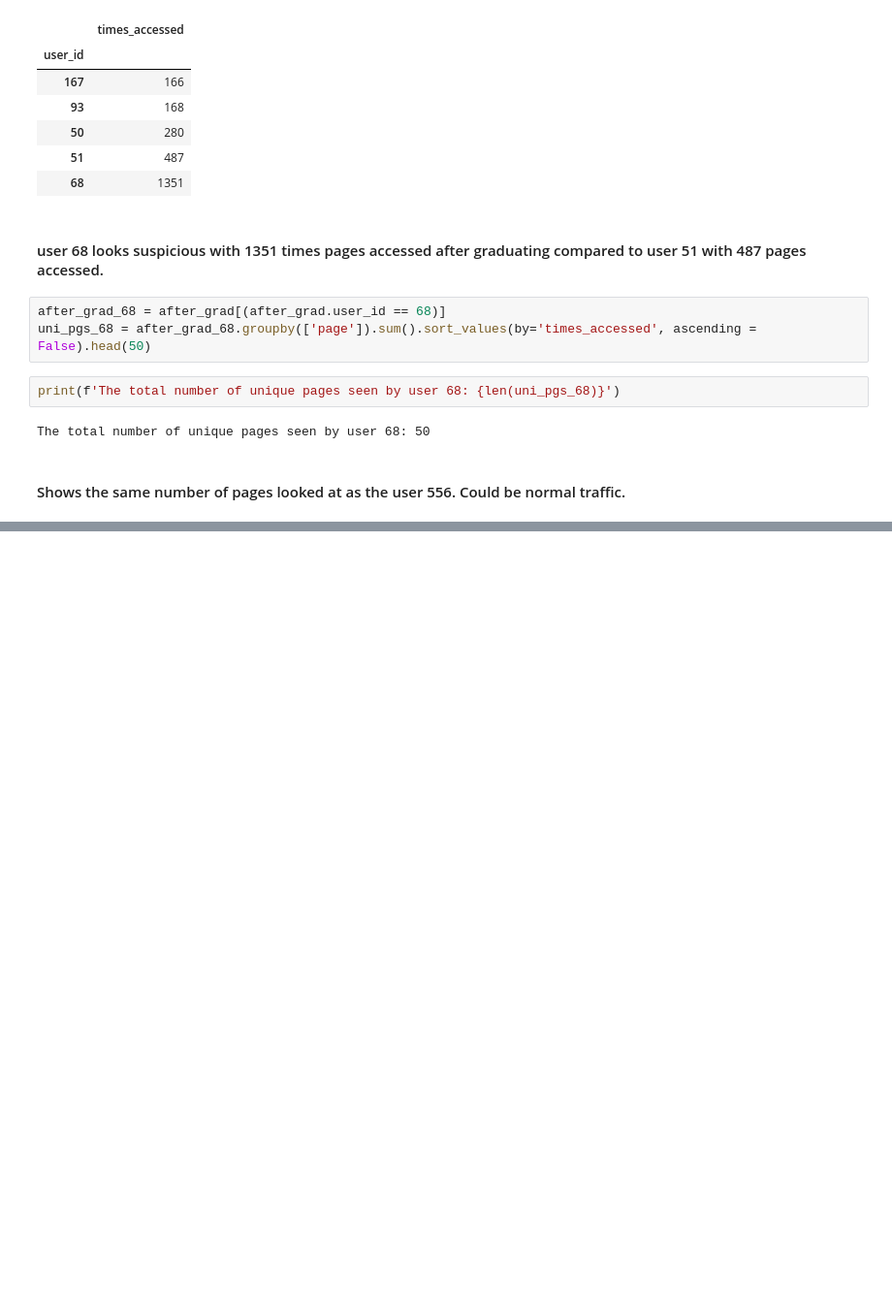
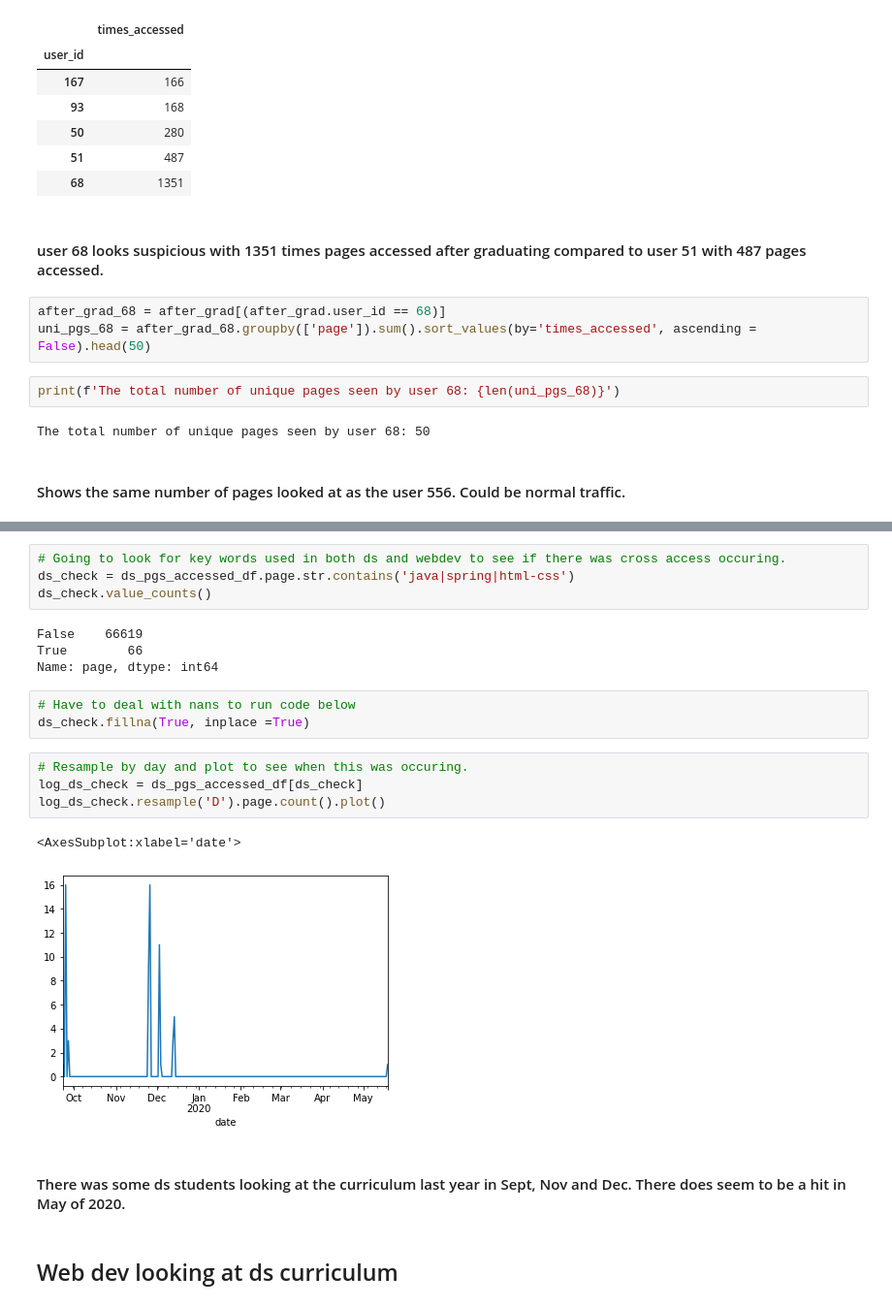
Before and after one commit to george887/time_series_project, a Jupyter notebook: explore.ipynb, the cells around one changed output, grey strips where cells are left out. Shown: that part at 97% size. Saved outputs shown, nothing was run; the diff lists cells and outputs as text; blank space fills up the shorter version.

```diff
--- a/explore.ipynb
+++ b/explore.ipynb
@@ -1120,0 +1228,22 @@ web_dev_stats.describe()
+# %%
+# Going to look for key words used in both ds and webdev to see if there was cross access occuring.
+ds_check = ds_pgs_accessed_df.page.str.contains('java|spring|html-css')
+ds_check.value_counts()
+# %% [output]
+False    66619
+True        66
+Name: page, dtype: int64
+# %%
+# Have to deal with nans to run code below
+ds_check.fillna(True, inplace =True)
+# %%
+# Resample by day and plot to see when this was occuring.
+log_ds_check = ds_pgs_accessed_df[ds_check]
+log_ds_check.resample('D').page.count().plot()
+# %% [output]
+<AxesSubplot:xlabel='date'>
+[figure, added]
+# %% [markdown]
+#### There was some ds students looking at the curriculum last year in Sept, Nov and Dec. There does seem to be a hit in May of 2020.
+# %% [markdown]
+## Web dev looking at ds curriculum
```
Also changed, not shown: parts of 31 cells of this notebook.
